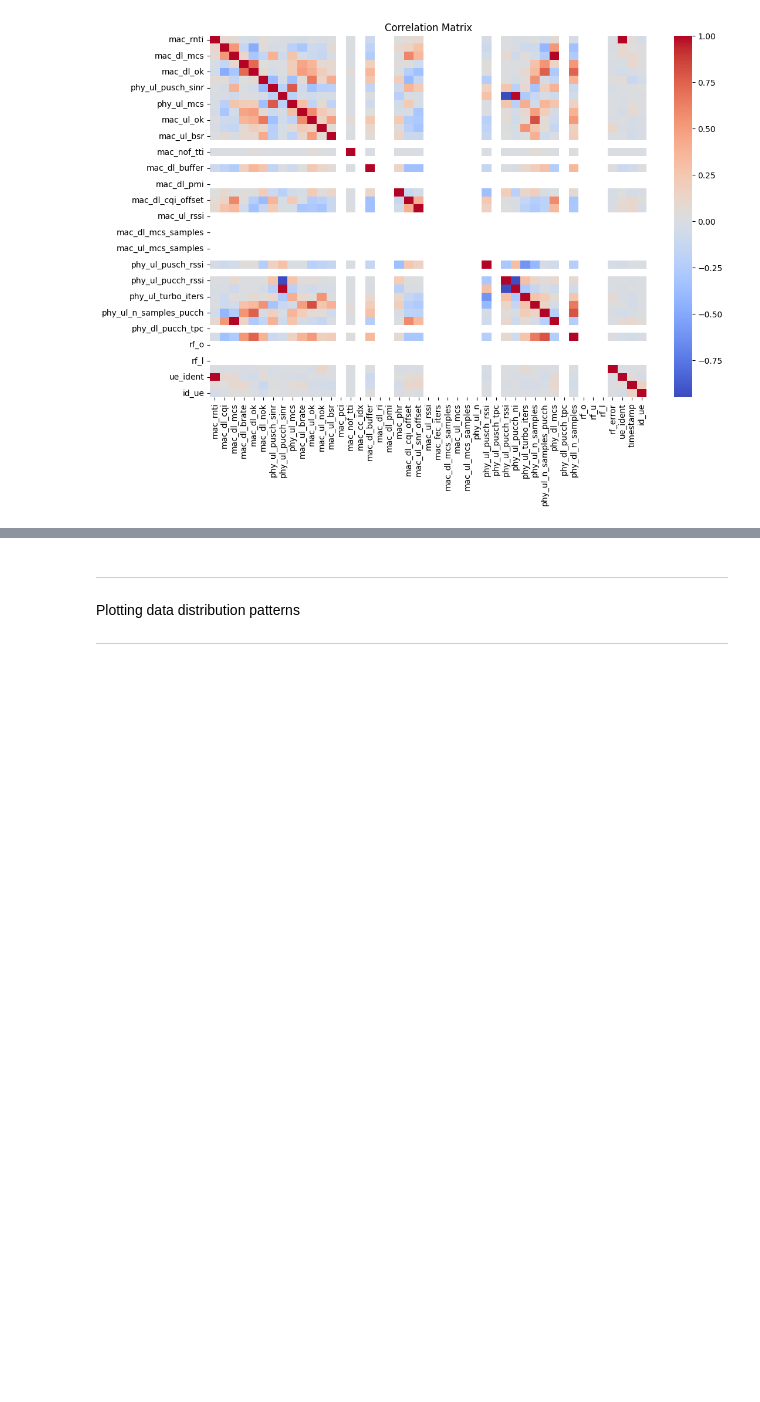
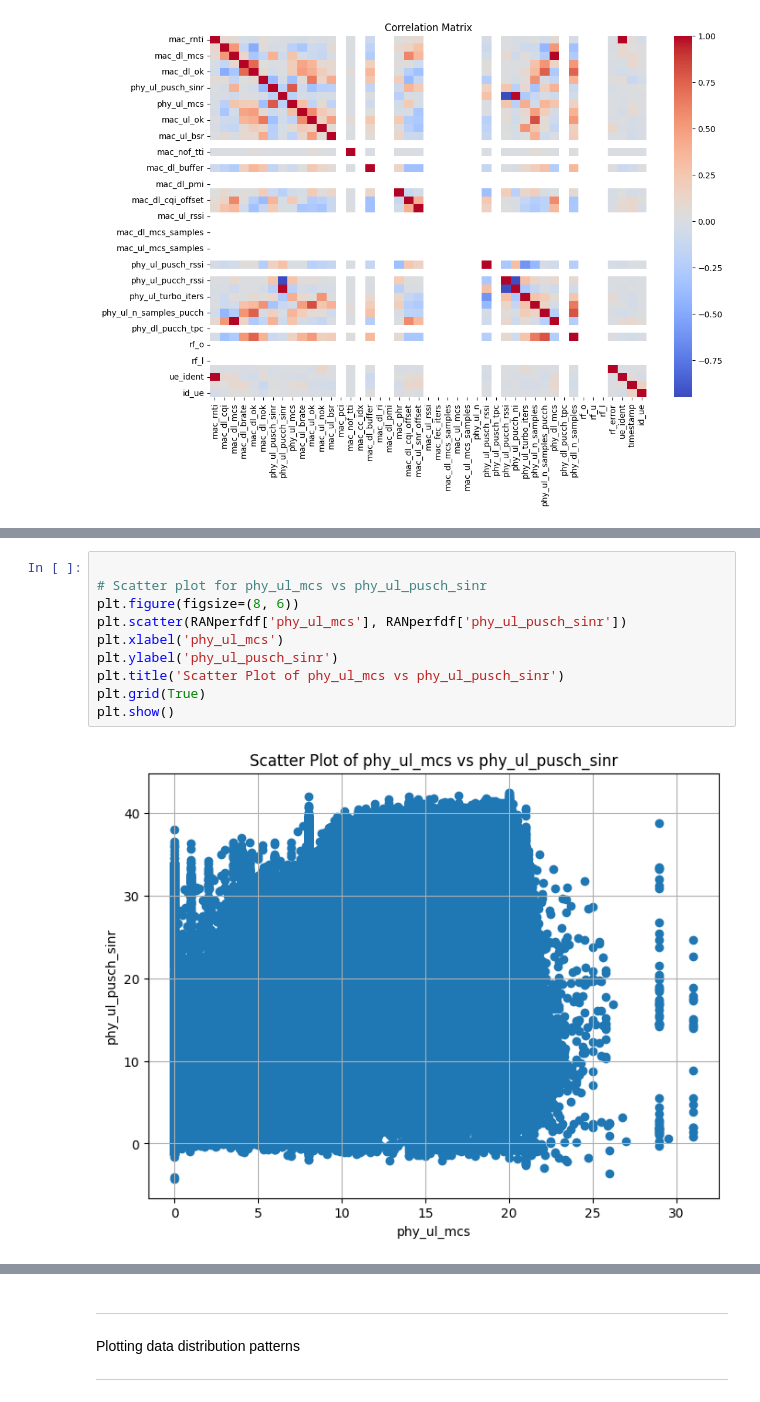
Before and after one commit to saish-res-phd/RANPerformanceAI, a Jupyter notebook: RAN_performance_measurement_data_analysis.ipynb, the cells around one changed output, grey strips where cells are left out. Cells and saved outputs as stored; diff of their text form; blank space fills up the shorter version.

```diff
--- a/RAN_performance_measurement_data_analysis.ipynb
+++ b/RAN_performance_measurement_data_analysis.ipynb
@@ -151,0 +199,12 @@ plt.show()
+# %%
+
+# Scatter plot for phy_ul_mcs vs phy_ul_pusch_sinr
+plt.figure(figsize=(8, 6))
+plt.scatter(RANperfdf['phy_ul_mcs'], RANperfdf['phy_ul_pusch_sinr'])
+plt.xlabel('phy_ul_mcs')
+plt.ylabel('phy_ul_pusch_sinr')
+plt.title('Scatter Plot of phy_ul_mcs vs phy_ul_pusch_sinr')
+plt.grid(True)
+plt.show()
+# %% [output]
+[figure, added]
```
Also changed, not shown: parts of 5 cells of this notebook.
